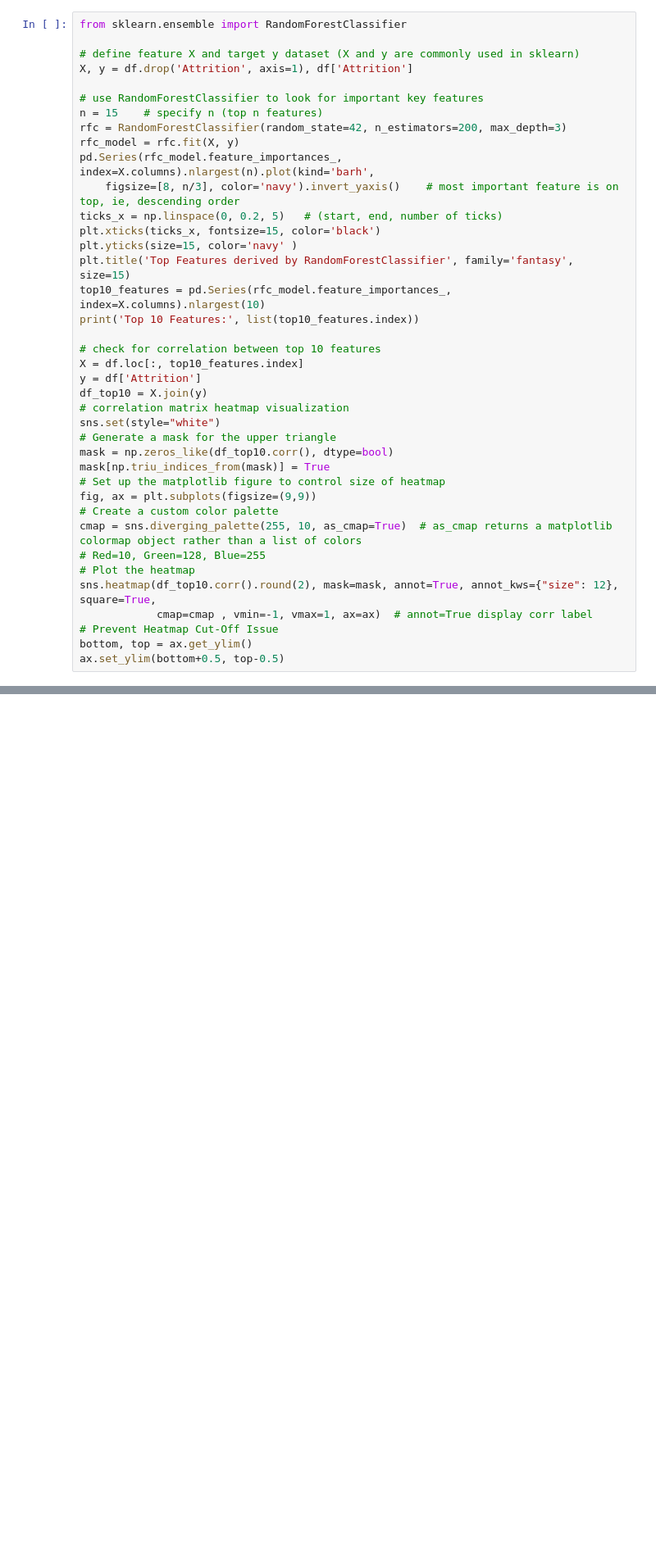
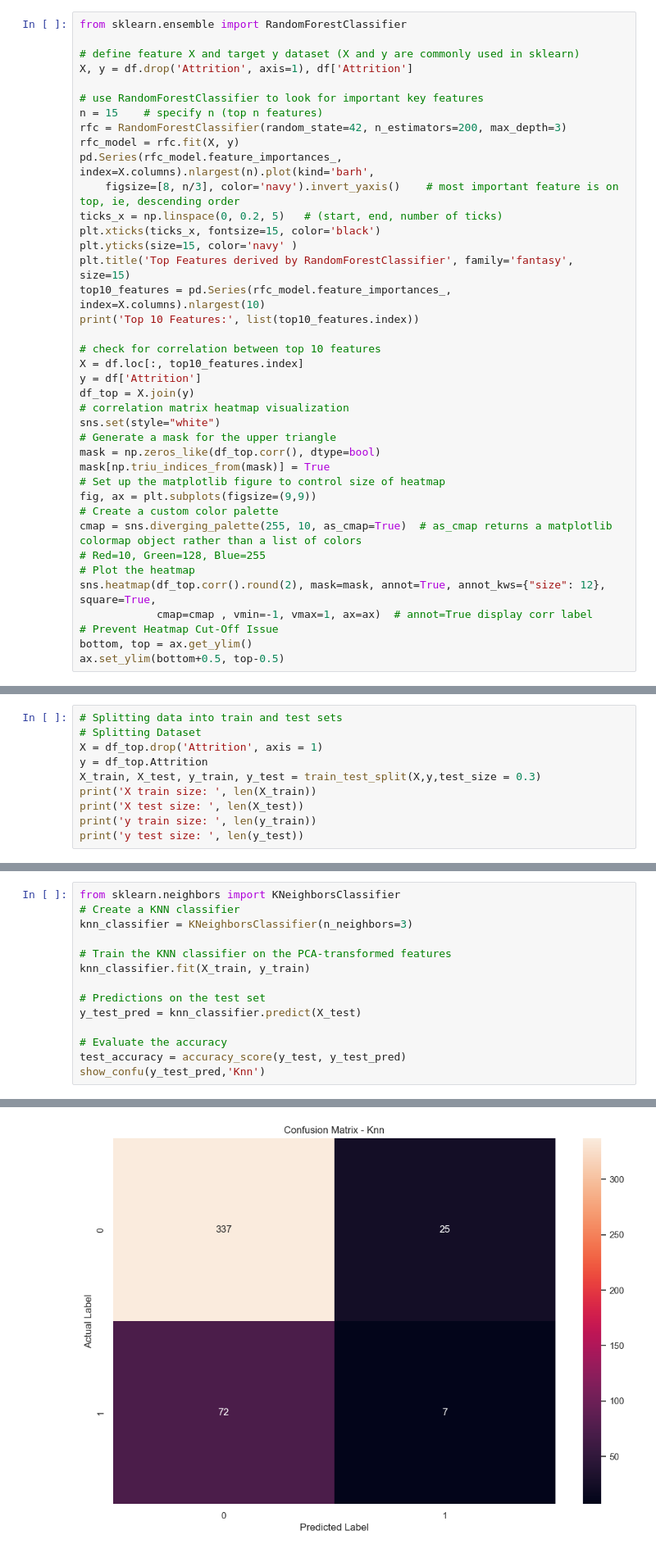
Before and after one commit to mjdarvishi/Employee_attrition_machine_learning, a Jupyter notebook: v2.ipynb, the cells around one changed output, grey strips where cells are left out. Shown at 82% size. Saved outputs shown, nothing was run; the diff lists cells and outputs as text; blank space fills up the shorter version.

```diff
--- a/v2.ipynb
+++ b/v2.ipynb
@@ -202,11 +227,11 @@ print('Top 10 Features:', list(top10_features.index))
 # check for correlation between top 10 features
 X = df.loc[:, top10_features.index]
 y = df['Attrition']
-df_top10 = X.join(y)
+df_top = X.join(y)
 # correlation matrix heatmap visualization
 sns.set(style="white")
 # Generate a mask for the upper triangle
-mask = np.zeros_like(df_top10.corr(), dtype=bool)
+mask = np.zeros_like(df_top.corr(), dtype=bool)
 mask[np.triu_indices_from(mask)] = True
 # Set up the matplotlib figure to control size of heatmap
 fig, ax = plt.subplots(figsize=(9,9))
@@ -214,7 +239,7 @@ fig, ax = plt.subplots(figsize=(9,9))
 cmap = sns.diverging_palette(255, 10, as_cmap=True)  # as_cmap returns a matplotlib colormap object rather than a list of colors
 # Red=10, Green=128, Blue=255
 # Plot the heatmap
-sns.heatmap(df_top10.corr().round(2), mask=mask, annot=True, annot_kws={"size": 12}, square=True,
+sns.heatmap(df_top.corr().round(2), mask=mask, annot=True, annot_kws={"size": 12}, square=True,
             cmap=cmap , vmin=-1, vmax=1, ax=ax)  # annot=True display corr label
 # Prevent Heatmap Cut-Off Issue
 bottom, top = ax.get_ylim()
@@ -356,0 +353,10 @@ F1_Score: 5.50%
+# %%
+# Splitting data into train and test sets
+# Splitting Dataset
+X = df_top.drop('Attrition', axis = 1)
+y = df_top.Attrition
+X_train, X_test, y_train, y_test = train_test_split(X,y,test_size = 0.3)
+print('X train size: ', len(X_train))
+print('X test size: ', len(X_test))
+print('y train size: ', len(y_train))
+print('y test size: ', len(y_test))
@@ -356,0 +368,15 @@ F1_Score: 5.50%
+# %%
+from sklearn.neighbors import KNeighborsClassifier
+# Create a KNN classifier
+knn_classifier = KNeighborsClassifier(n_neighbors=3)
+
+# Train the KNN classifier on the PCA-transformed features
+knn_classifier.fit(X_train, y_train)
+
+# Predictions on the test set
+y_test_pred = knn_classifier.predict(X_test)
+
+# Evaluate the accuracy
+test_accuracy = accuracy_score(y_test, y_test_pred)
+show_confu(y_test_pred,'Knn')
+# %% [output]
@@ -356,0 +387 @@ F1_Score: 5.50%
+[figure, added]
```
Also changed, not shown: parts of 20 cells of this notebook.
